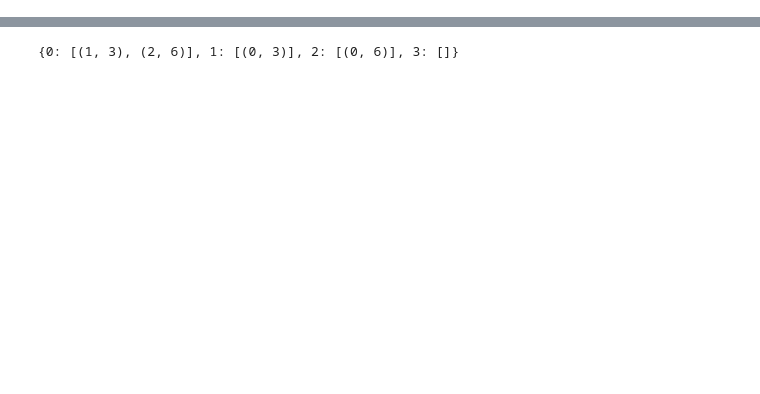
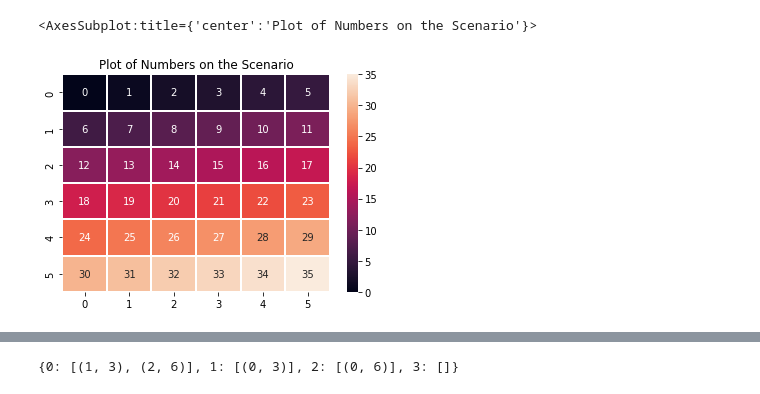
Before and after one commit to pavankumarbalijepalli/aci_assignment, a Jupyter notebook: Untitled.ipynb, the cells around one changed output, grey strips where cells are left out. Cells and saved outputs as stored; diff of their text form; code cells hidden in the pictures; blank space fills up the shorter version.

```diff
--- a/Untitled.ipynb
+++ b/Untitled.ipynb
@@ -65,2 +79,9 @@ pd.DataFrame(output_map)
+# %%
+nodes = pd.DataFrame([[i.number for i in output_map[j]] for j in range(len(output_map))])
+plt.title('Plot of Numbers on the Scenario')
+sns.heatmap(nodes, linewidths=0.1, annot=True)
+# %% [output]
+<AxesSubplot:title={'center':'Plot of Numbers on the Scenario'}>
+[figure, added]
 # %%
 colors = pd.DataFrame([[i.color for i in output_map[j]] for j in range(len(output_map))])
```
Also changed, not shown: parts of 15 cells of this notebook, 1 other file.
